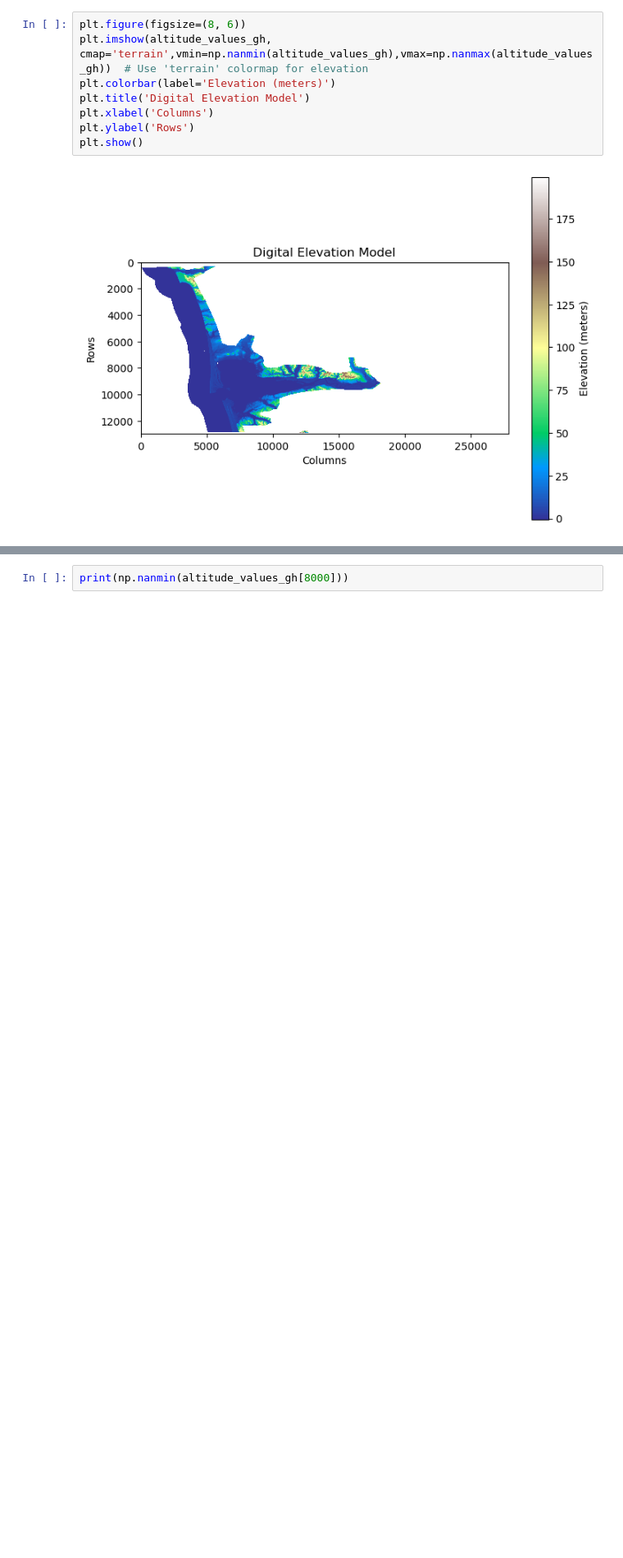
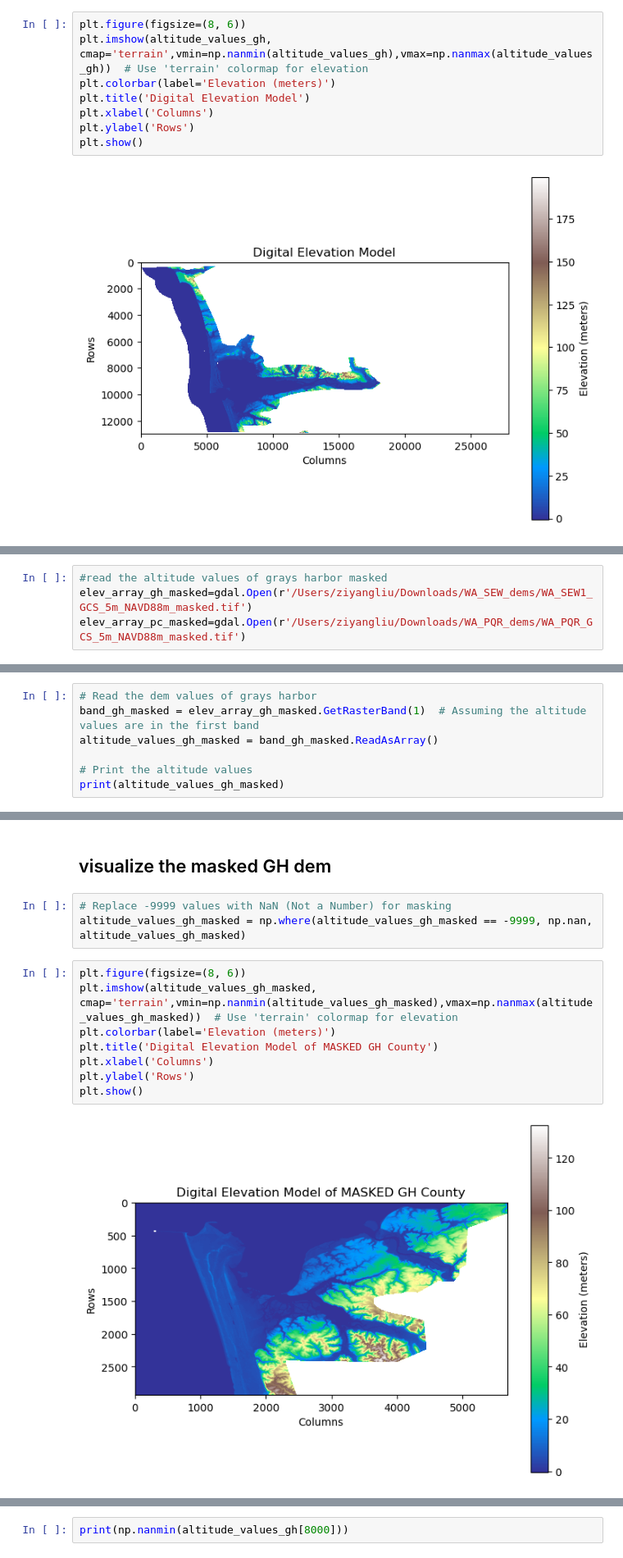
Before and after one commit to JerryLiu-96/Grays_Harbor_Storymap, a Jupyter notebook: assets/slr_method/combine_dem.ipynb, the cells around one changed output, grey strips where cells are left out. Shown at 82% size. Drawn from its saved outputs; the diff is of its cells as text; blank space fills up the shorter version.

```diff
--- a/assets/slr_method/combine_dem.ipynb
+++ b/assets/slr_method/combine_dem.ipynb
@@ -109,0 +333,4 @@ NameError: name 'plt' is not defined
+# %%
+#read the altitude values of grays harbor masked
+elev_array_gh_masked=gdal.Open(r'/Users/ziyangliu/Downloads/WA_SEW_dems/WA_SEW1_GCS_5m_NAVD88m_masked.tif')
+elev_array_pc_masked=gdal.Open(r'/Users/ziyangliu/Downloads/WA_PQR_dems/WA_PQR_GCS_5m_NAVD88m_masked.tif')
@@ -109,0 +359,7 @@ NameError: name 'plt' is not defined
+# %%
+# Read the dem values of grays harbor
+band_gh_masked = elev_array_gh_masked.GetRasterBand(1)  # Assuming the altitude values are in the first band
+altitude_values_gh_masked = band_gh_masked.ReadAsArray()
+
+# Print the altitude values
+print(altitude_values_gh_masked)
@@ -109,0 +380,15 @@ NameError: name 'plt' is not defined
+# %% [markdown]
+## visualize the masked GH dem
+# %%
+# Replace -9999 values with NaN (Not a Number) for masking
+altitude_values_gh_masked = np.where(altitude_values_gh_masked == -9999, np.nan, altitude_values_gh_masked)
+# %%
+plt.figure(figsize=(8, 6))
+plt.imshow(altitude_values_gh_masked, cmap='terrain',vmin=np.nanmin(altitude_values_gh_masked),vmax=np.nanmax(altitude_values_gh_masked))  # Use 'terrain' colormap for elevation
+plt.colorbar(label='Elevation (meters)')
+plt.title('Digital Elevation Model of MASKED GH County')
+plt.xlabel('Columns')
+plt.ylabel('Rows')
+plt.show()
+# %% [output]
+[figure, added]
```
Also changed, not shown: parts of 65 cells of this notebook, 2 other files.
